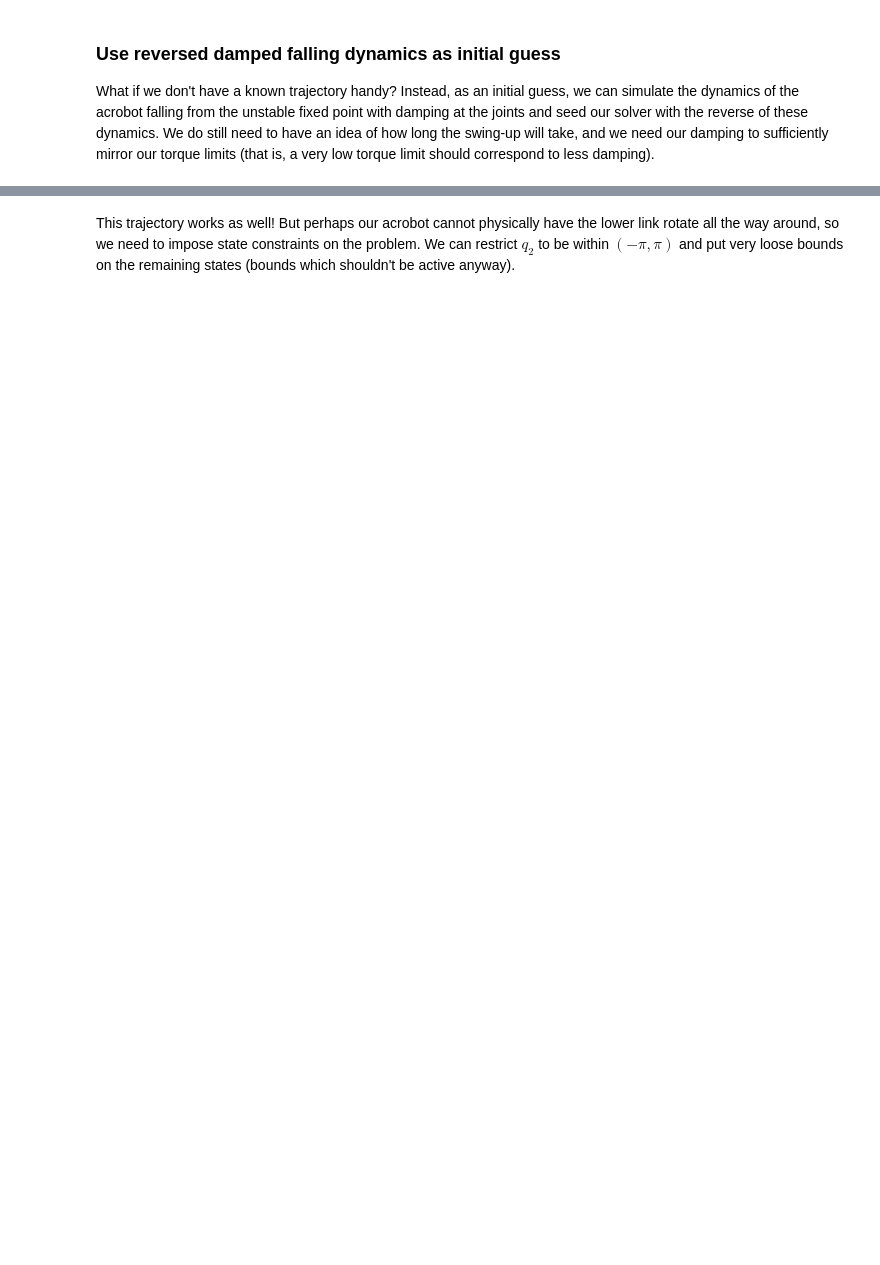
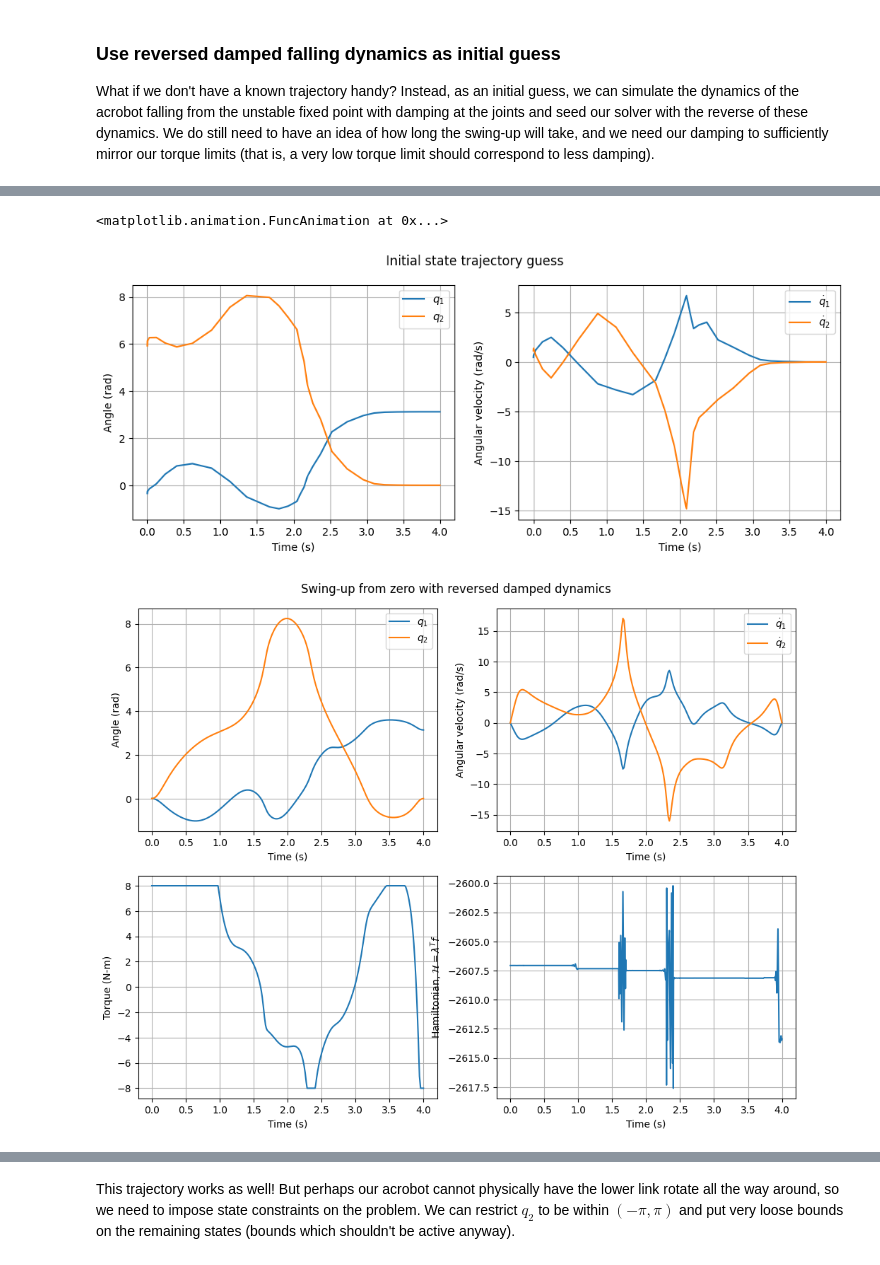
Before and after one commit to aneesas/1632-project, a Jupyter notebook: acrobot.ipynb, the cells around one changed output, grey strips where cells are left out. Drawn from its saved outputs; the diff is of its cells as text; code cells hidden in the pictures; blank space fills up the shorter version.

```diff
--- a/acrobot.ipynb
+++ b/acrobot.ipynb
@@ -346,15 +447,18 @@ t0 = 0
 tf = 4
 x0 = [0, 0, 0, 0]
 xf = [np.pi, 0, 0, 0]
+Q = 0  # state cost
 R = 10  # input cost
+cost_fn = cost_u_only
 
 # Damping coefficients
 b1 = 2
 
-time, q1, q2, q1_dot, q2_dot, time_u, torque = acrobot_swing_up(dynamics_tedrake, cost_u_only,
-                                                                u_max, t0, tf, x0, R=R, xf=xf,
-                                                                b1=b1)
-plot_state(time, q1, q2, q1_dot, q2_dot, title="Optimal trajectory")
-plot_input(time_u, torque)
+time, state, time_u, torque, costate, dynamics = acrobot_swing_up(dynamics_tedrake, cost_fn,
+                                                                  u_max, t0, tf, x0, Q=Q, R=R, xf=xf,
+                                                                  b1=b1)
+q1, q2, _, _ = state
+plot_all(time, state, time_u, torque, costate, dynamics, cost_fn=cost_fn, Q=Q, R=R, title="Swing-up from zero with reversed damped dynamics")
 anim = animate(q1, q2, drawframe_tedrake, dt_sec=tf/len(time))
 anim
+# %% [output]
@@ -360,0 +482,3 @@ anim
+<matplotlib.animation.FuncAnimation at 0x...>
+[figure, added]
+[figure, added]
```
Also changed, not shown: parts of 18 cells of this notebook, 1 other file.
